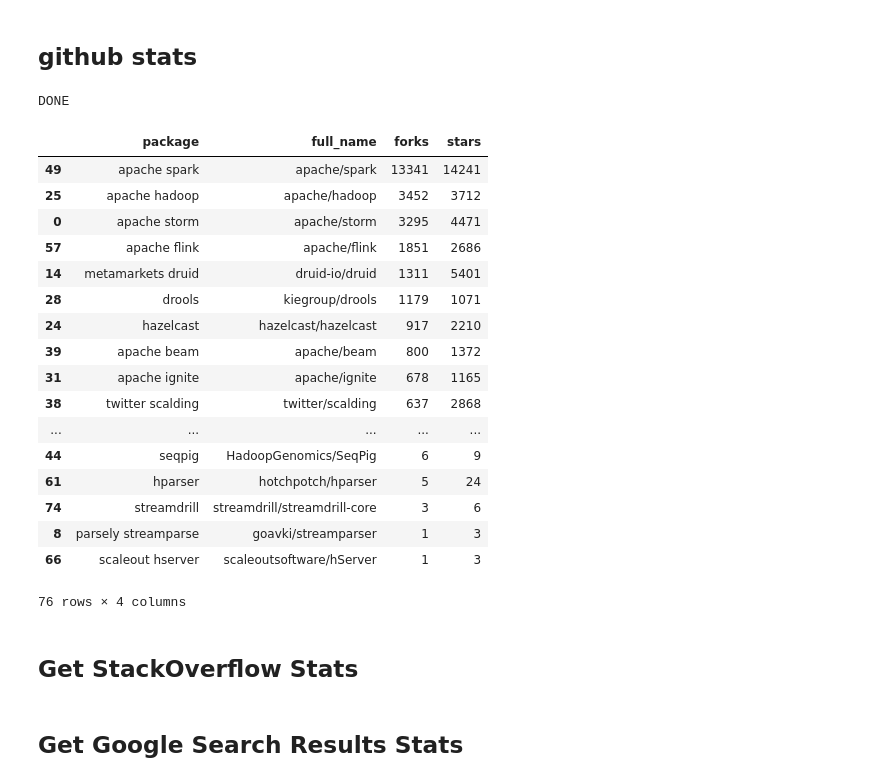
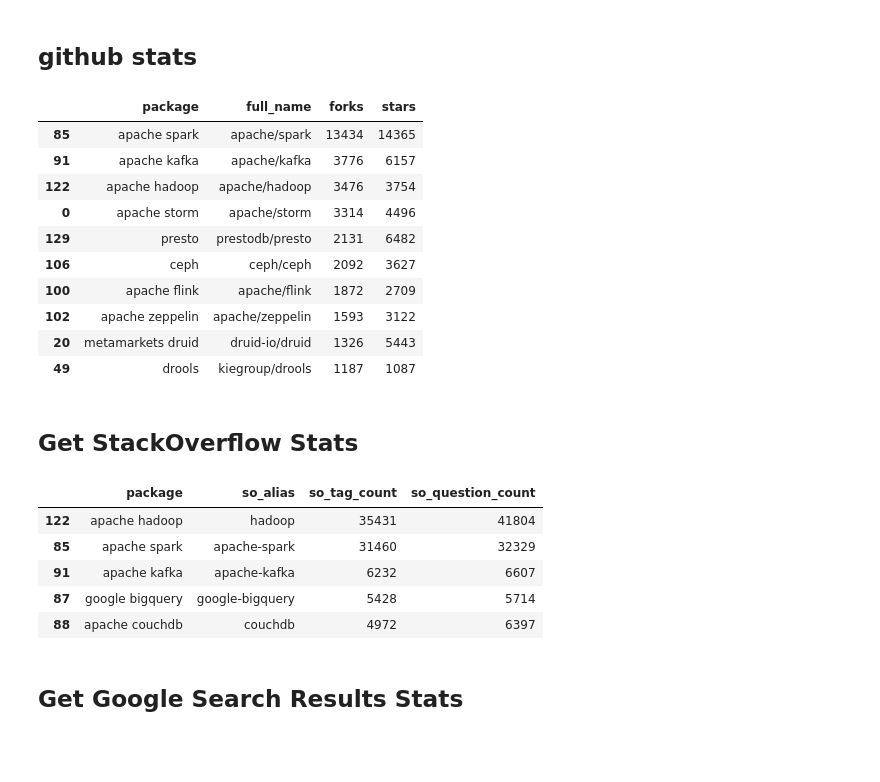
Before and after one commit to thedataincubator/data-science-blogs, a Jupyter notebook: code/make_Dist_Comp_data.ipynb, the cells around one changed output. Saved outputs shown, nothing was run; the diff lists cells and outputs as text; code cells hidden in the pictures; blank space fills up the shorter version.

```diff
--- a/code/make_Dist_Comp_data.ipynb
+++ b/code/make_Dist_Comp_data.ipynb
@@ -61,3 +98,12 @@ len(pkgs)
+# %%
+pkgs.remove('pigpen')
+#remove pigpen, same as netflix pigpen
+pkgs.remove('lipstick')
+#same as netflix lipstick
+pkgs.remove('stratosphere')
+#now apache flink
+pkgs.remove('hydra')
+#same as addthis hydra
 # %%
 print pkgs
 # %% [output]
@@ -65,14 +111,3 @@ print pkgs
-# %%
-#packages without github repos or mirrors are excluded
-excluded_pkgs = ['amazon lambda', 'amazon spice', 'amplab g-ola', 'amplab simr', 'apache crunch', 'cheetah', 'datatorrent stram',
-                'esper', 'facebook corona', 'facebook peregrine', 'facebook scuba', 'google dataflow', 'google flumejava', 'google mapreduce',
-              'google millwheel', 'graphlab dato','ibm streams','jaql', 'metamarkers druid','microsoft azure stream analytics',
-             'microsoft orleans', 'microsoft project orleans', 'microsoft trill','netflix mantis','pinterest pinlater', 'pubnub',
-                  'stratosphere', 'sqlstream blaze', 'sumo logic', 'teradata querygrid', 'tibco activespaces', 'torch', 'lipstick',
-                 'trident', 'twitter crane', 'twitter tsar']
-
-for package in excluded_pkgs:
-    pkgs.remove(package)
 # %%
 len(pkgs)
 # %% [output]
@@ -111,15 +142,12 @@ def get_data_from_search(query):
 github_data = []
 for ii in range(int(len(pkgs)/20)):
     start = ii*20
-    end = (ii+1)*20
+    end = int(ii+1)*20
     data = [res for res in (get_data_from_search(query) for query in pkgs[start:end]) if res is not None]
     github_data.extend(data)
     time.sleep(61)
 data = [res for res in (get_data_from_search(query) for query in pkgs[end:]) if res is not None]
 github_data.extend(data)
-print "DONE"
-# %% [output]
-DONE
 # %%
 github = pd.DataFrame(github_data)[['package', 'full_name', 'forks', 'stars']]
 # %%
@@ -156,29 +185,34 @@ good_repos = [('addthis hydra','addthis/hydra'),
 # %%
 for (package, r_address) in good_repos:
     replace_repo_stats(package, r_address)
+# %%
+no_github_repo = ['twitter crane', 'microsoft azure stream analytics', 'amazon spice',
+                  'sumo logic', 'graphlab dato', 'ibmstreams','microsoft project orleans',
+                  'facebook corona', 'amazon lambda', 'google bigquery']
+
+##these packages have no real github repos, but searching github returned some incorrect
+##results, so they are manually changed to 0 forks and 0 stars
+
+for pkg in no_github_repo:
+    github.loc[github['package'] == pkg, 'full_name'] = 'NA'
+    github.loc[github['package'] == pkg, 'forks'] = 0
+    github.loc[github['package'] == pkg, 'stars'] = 0
 # %%
 github.to_csv("../data/DC_results_github.csv", index=False)
 # %%
-github.sort_values(['forks'], ascending=False)
+github.sort_values(['forks'], ascending=False).head(10)
 # %% [output]
 |  | package | full_name | forks | stars |
-| 49 | apache spark | apache/spark | 13341 | 14241 |
-| 25 | apache hadoop | apache/hadoop | 3452 | 3712 |
-| 0 | apache storm | apache/storm | 3295 | 4471 |
-| 57 | apache flink | apache/flink | 1851 | 2686 |
-| 14 | metamarkets druid | druid-io/druid | 1311 | 5401 |
-| 28 | drools | kiegroup/drools | 1179 | 1071 |
-| 24 | hazelcast | hazelcast/hazelcast | 917 | 2210 |
-| 39 | apache beam | apache/beam | 800 | 1372 |
-| 31 | apache ignite | apache/ignite | 678 | 1165 |
-| 38 | twitter scalding | twitter/scalding | 637 | 2868 |
-| ... | ... | ... | ... | ... |
-| 44 | seqpig | HadoopGenomics/SeqPig | 6 | 9 |
-| 61 | hparser | hotchpotch/hparser | 5 | 24 |
-| 74 | streamdrill | streamdrill/streamdrill-core | 3 | 6 |
-| 8 | parsely streamparse | goavki/streamparser | 1 | 3 |
-| 66 | scaleout hserver | scaleoutsoftware/hServer | 1 | 3 |
+| 85 | apache spark | apache/spark | 13434 | 14365 |
+| 91 | apache kafka | apache/kafka | 3776 | 6157 |
+| 122 | apache hadoop | apache/hadoop | 3476 | 3754 |
+| 0 | apache storm | apache/storm | 3314 | 4496 |
+| 129 | presto | prestodb/presto | 2131 | 6482 |
+| 106 | ceph | ceph/ceph | 2092 | 3627 |
+| 100 | apache flink | apache/flink | 1872 | 2709 |
+| 102 | apache zeppelin | apache/zeppelin | 1593 | 3122 |
+| 20 | metamarkets druid | druid-io/druid | 1326 | 5443 |
+| 49 | drools | kiegroup/drools | 1187 | 1087 |
-76 rows × 4 columns
 # %% [markdown]
 ## Get StackOverflow Stats
 # %%
@@ -236,6 +291,15 @@ so_tags = [('parsely streamparse', 'streamparse'),
 
 for (package, tag) in so_tags:
     replace_tag_stats(package, tag)
+# %%
+so_DF.sort_values(['so_tag_count'], ascending = False).head()
+# %% [output]
+|  | package | so_alias | so_tag_count | so_question_count |
+| 122 | apache hadoop | hadoop | 35431 | 41804 |
+| 85 | apache spark | apache-spark | 31460 | 32329 |
+| 91 | apache kafka | apache-kafka | 6232 | 6607 |
+| 87 | google bigquery | google-bigquery | 5428 | 5714 |
+| 88 | apache couchdb | couchdb | 4972 | 6397 |
 # %%
 so_DF.to_csv("../data/DC_pkgs_results_stackoverflow.csv", index=False)
 # %% [markdown]
```
Also changed, not shown: parts of 34 cells of this notebook, 13 other files.
